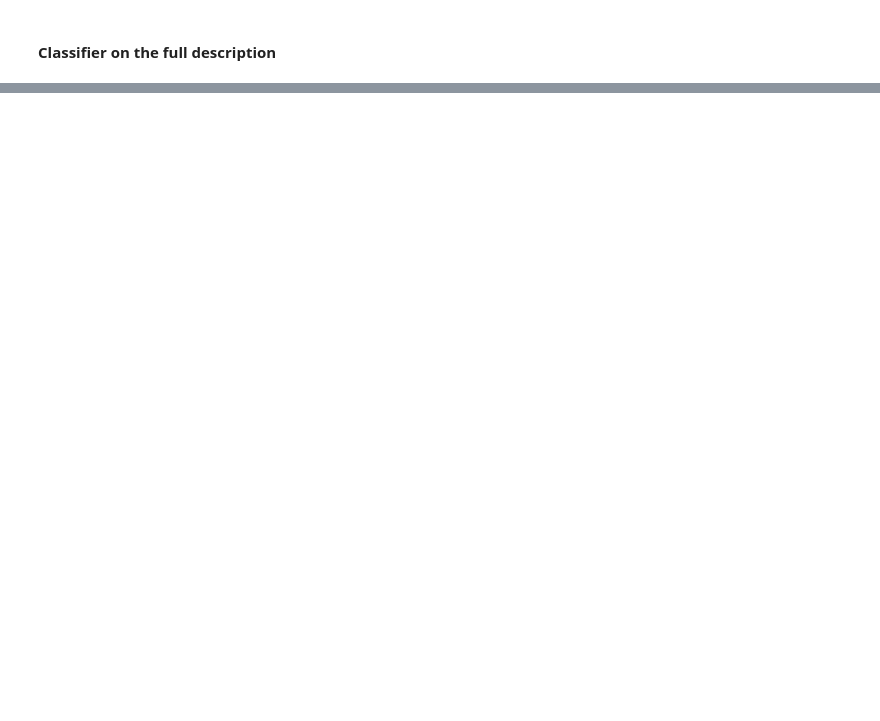
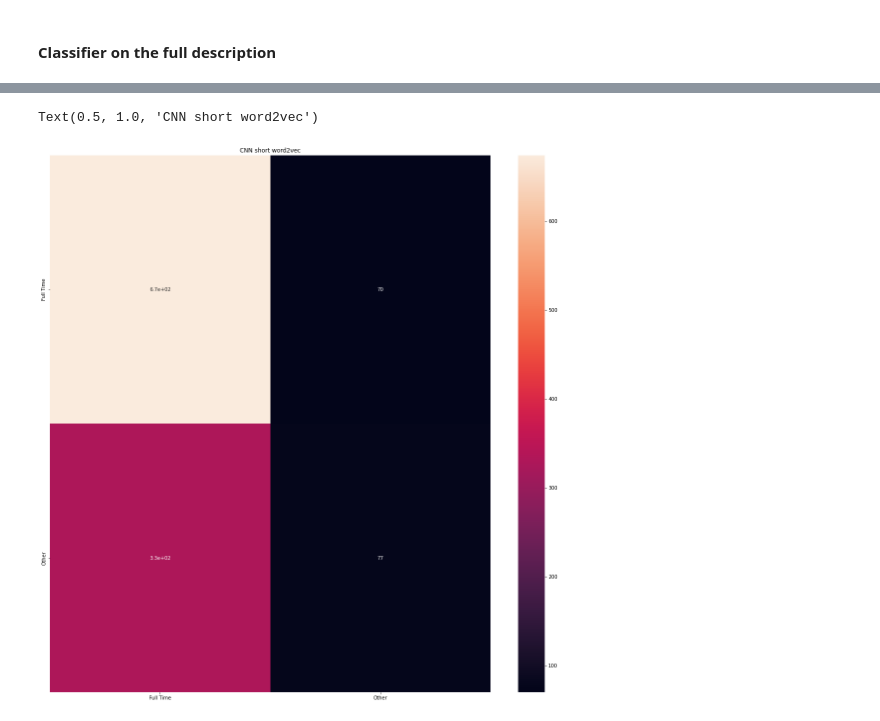
Before and after one commit to sigarS/NLP-for-document-classification-and-description-Generation, a Jupyter notebook: job_type_classification.ipynb, the cells around one changed output, grey strips where cells are left out. Cells and saved outputs as stored; diff of their text form; code cells hidden in the pictures; blank space fills up the shorter version.

```diff
--- a/job_type_classification.ipynb
+++ b/job_type_classification.ipynb
@@ -1398,0 +1627,3 @@ test_model(
+# %%
+cnn_short_word2vec_report, cnn_short_word2vec_mat = evaluation(cnn_classifier_short_word2vec, dataset_short_desc, cnn_args, binary = True)
+cnn_long_word2vec_report, cnn_long_word2vec_mat = evaluation(cnn_classifier_short_glove, dataset_long_desc, cnn_args, binary = True)
@@ -1398,0 +1667,7 @@ test_model(
+# %%
+fig, ax = plt.subplots(figsize=(20,20))
+sns.heatmap(cnn_short_word2vec_mat, annot= True, xticklabels=classnames, yticklabels=classnames )
+plt.title("CNN short word2vec")
+# %% [output]
+Text(0.5, 1.0, 'CNN short word2vec')
+[figure, added]
```
Also changed, not shown: parts of 75 cells of this notebook, 3 other files.
